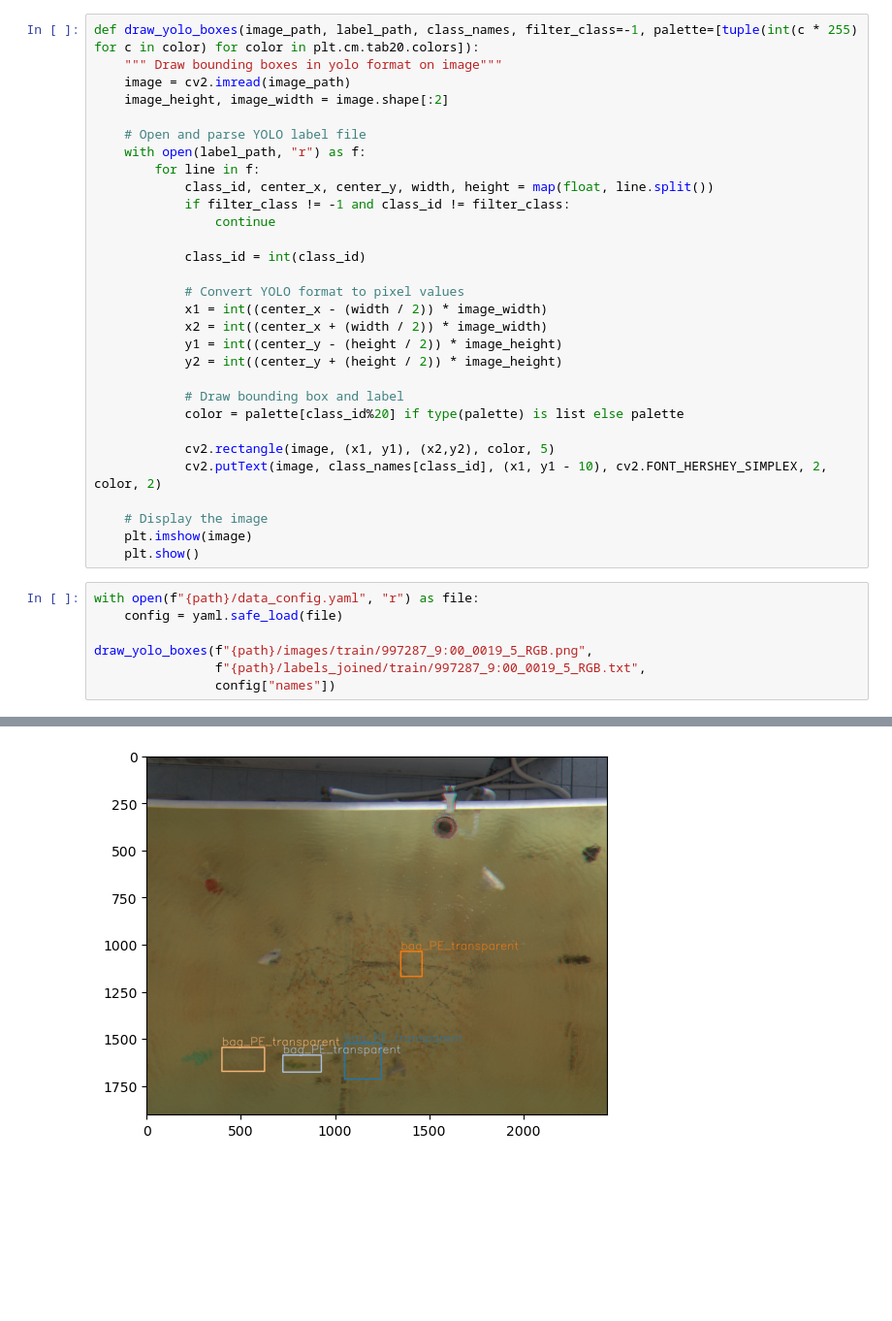
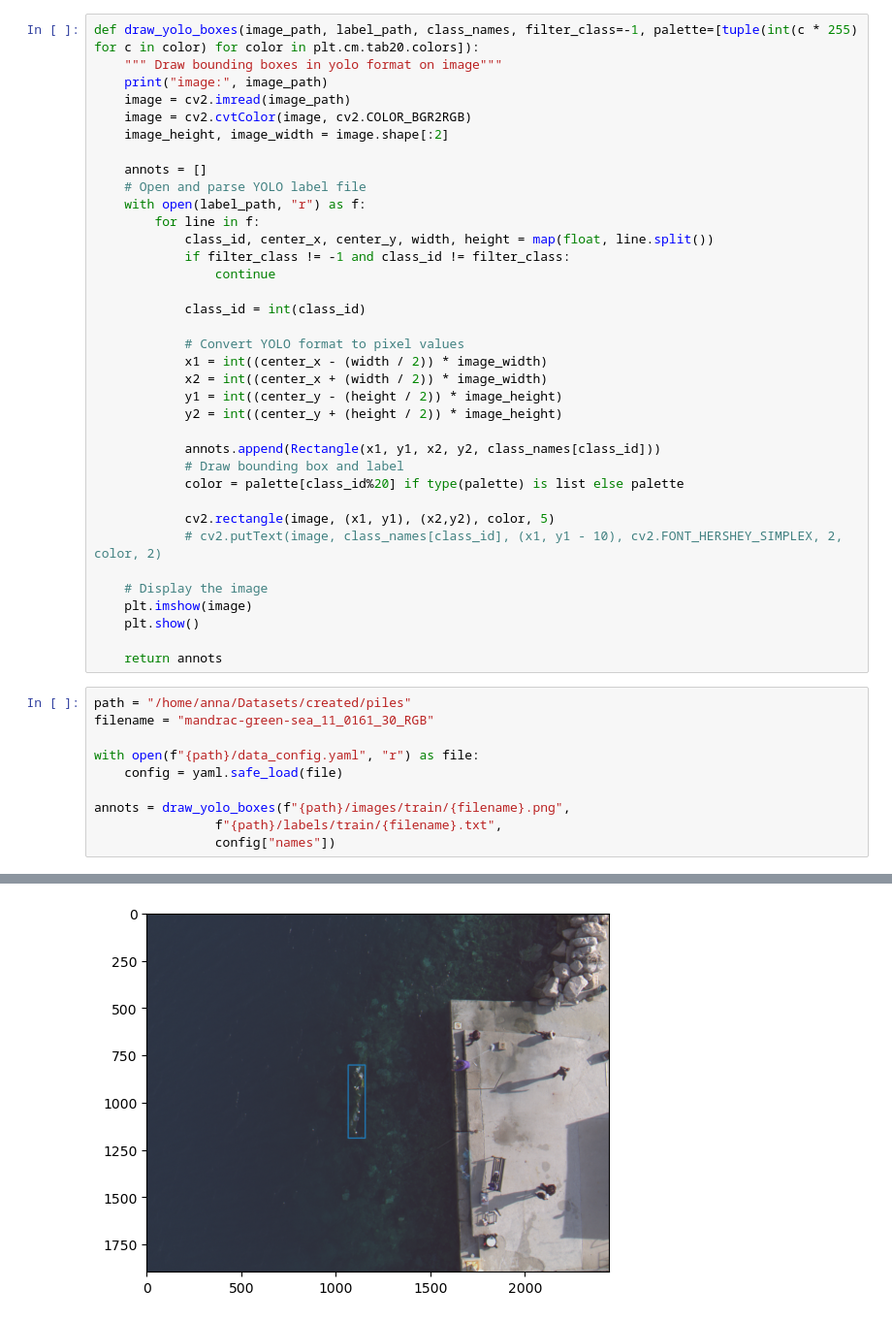
Before and after one commit to annapanfil/multispectral, a Jupyter notebook: src/read_labels.ipynb, the cells around one changed output, grey strips where cells are left out. Shown at 97% size. Cells and saved outputs as stored; diff of their text form; blank space fills up the shorter version.

Commit message:
feat: add pile analysis, change rectangle to class

```diff
--- a/src/read_labels.ipynb
+++ b/src/read_labels.ipynb
@@ -8,9 +9,12 @@ path = "/home/anna/Datasets/annotated/green_net"
 # %%
 def draw_yolo_boxes(image_path, label_path, class_names, filter_class=-1, palette=[tuple(int(c * 255) for c in color) for color in plt.cm.tab20.colors]):
     """ Draw bounding boxes in yolo format on image"""
+    print("image:", image_path)
     image = cv2.imread(image_path)
+    image = cv2.cvtColor(image, cv2.COLOR_BGR2RGB)
     image_height, image_width = image.shape[:2]
 
+    annots = []
     # Open and parse YOLO label file
     with open(label_path, "r") as f:
         for line in f:
@@ -26,20 +30,26 @@ def draw_yolo_boxes(image_path, label_path, class_names, filter_class=-1, palett
             y1 = int((center_y - (height / 2)) * image_height)
             y2 = int((center_y + (height / 2)) * image_height)
 
+            annots.append(Rectangle(x1, y1, x2, y2, class_names[class_id]))
             # Draw bounding box and label
             color = palette[class_id%20] if type(palette) is list else palette
 
             cv2.rectangle(image, (x1, y1), (x2,y2), color, 5)
-            cv2.putText(image, class_names[class_id], (x1, y1 - 10), cv2.FONT_HERSHEY_SIMPLEX, 2, color, 2)
+            # cv2.putText(image, class_names[class_id], (x1, y1 - 10), cv2.FONT_HERSHEY_SIMPLEX, 2, color, 2)
 
     # Display the image
     plt.imshow(image)
     plt.show()
+
+    return annots
 # %%
+path = "/home/anna/Datasets/created/piles"
+filename = "mandrac-green-sea_11_0161_30_RGB"
+
 with open(f"{path}/data_config.yaml", "r") as file:
     config = yaml.safe_load(file)
 
-draw_yolo_boxes(f"{path}/images/train/997287_9:00_0019_5_RGB.png",
-                f"{path}/labels_joined/train/997287_9:00_0019_5_RGB.txt",
+annots = draw_yolo_boxes(f"{path}/images/train/{filename}.png",
+                f"{path}/labels/train/{filename}.txt",
                 config["names"])
 # %% [output]
@@ -50 +57 @@ draw_yolo_boxes(f"{path}/images/train/997287_9:00_0019_5_RGB.png",
-[figure, old version]
+[figure, new version]
```
Also changed, not shown: parts of 3 cells of this notebook, 4 other files.
